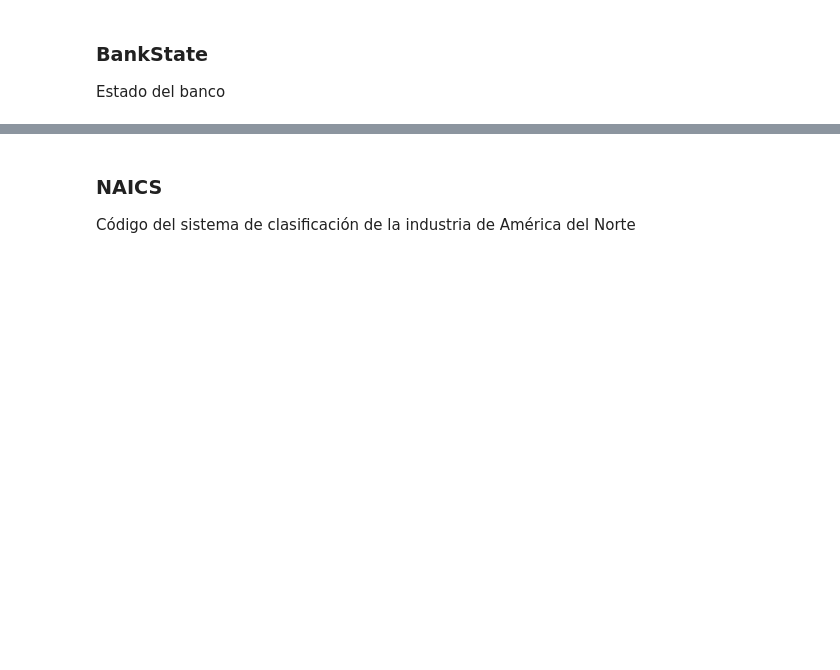
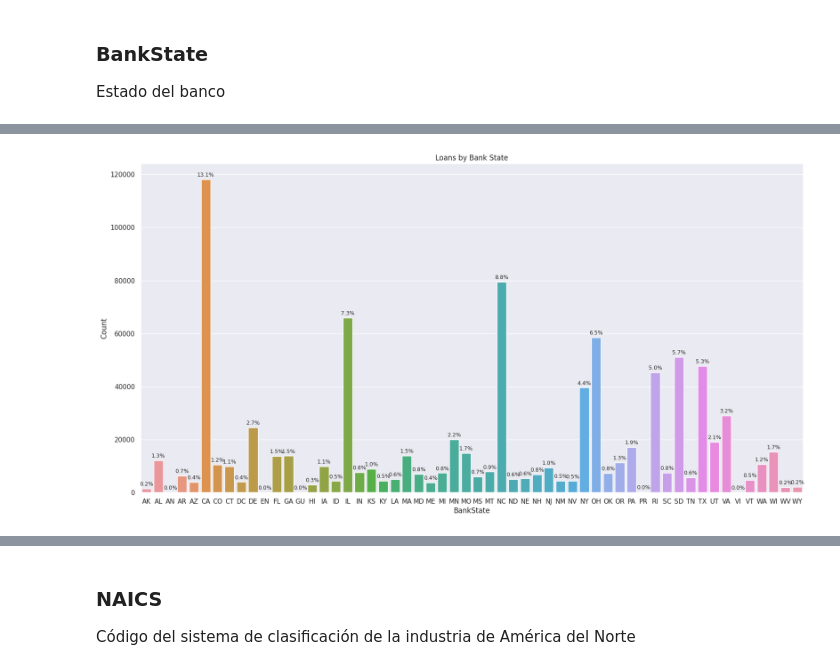
Before and after one commit to Ly-Ax/TFMasterIA, a Jupyter notebook: notebooks/data_exploration.ipynb, the cells around one changed output, grey strips where cells are left out. Cells and saved outputs as stored; diff of their text form; code cells hidden in the pictures; blank space fills up the shorter version.

```diff
--- a/notebooks/data_exploration.ipynb
+++ b/notebooks/data_exploration.ipynb
@@ -218,3 +219,9 @@ La variable Bank tiene 0.6% de valores distintos, que serian 5802 diferentes ban
 # %% [markdown]
 ### BankState
 Estado del banco
+# %%
+df_bs1 = df.groupby("BankState")["LoanNr_ChkDgt"].count()
+df_bs1 = pd.DataFrame(df_bs1).reset_index()
+df_bs1 = df_bs1.rename(columns={"LoanNr_ChkDgt":"Count"})
+df_bs1["Frequency"] = round((df_bs1["Count"] / df.shape[0]) * 100, 1)
+df_bs1.sort_values("Count", ascending=False).head(5)
@@ -220,0 +235,18 @@ Estado del banco
+# %%
+plt.figure(figsize=(20,10))
+sns.barplot(data=df_bs1, x="BankState", y="Count")
+
+for num in range(len(df_bs1)):
+    plt.annotate(str(df_bs1["Frequency"][num])+"%",
+                 xy=(num, df_bs1["Count"][num]),
+                 xytext=(0, 5),
+                 textcoords="offset points",
+                 ha="center",
+                 size=9)
+
+plt.title("Loans by Bank State")
+plt.xlabel("BankState")
+plt.ylabel("Count")
+plt.show()
+# %% [output]
+[figure, added]
```
Also changed, not shown: parts of 15 cells of this notebook, 2 other files.
